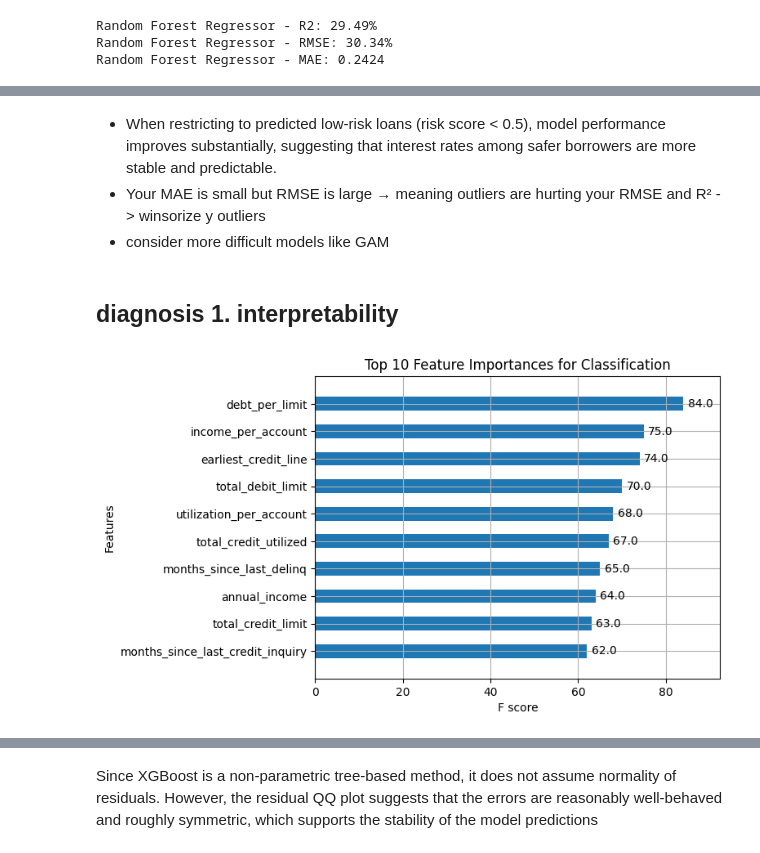
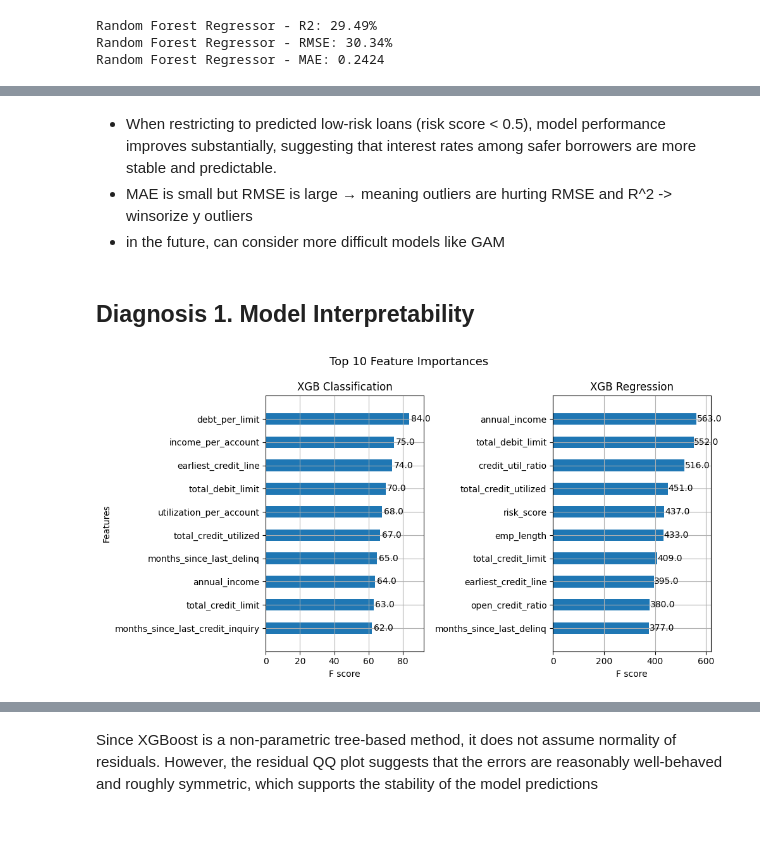
Before and after one commit to theodora-yko/lending_interest_rate_prediction, a Jupyter notebook: final.ipynb, the cells around one changed output, grey strips where cells are left out. Cells and saved outputs as stored; diff of their text form; code cells hidden in the pictures.

Commit message:
V1 modelling with comments

```diff
--- a/final.ipynb
+++ b/final.ipynb
@@ -725,13 +780,20 @@ Mean RMSE: 30.32% (std: 0.32%)
 Mean MAE: 0.2440 (std: 0.0037)
 # %% [markdown]
 - When restricting to predicted low-risk loans (risk score < 0.5), model performance improves substantially, suggesting that interest rates among safer borrowers are more stable and predictable.
-- Your MAE is small but RMSE is large → meaning outliers are hurting your RMSE and R² -> winsorize y outliers
-- consider more difficult models like GAM
+- MAE is small but RMSE is large → meaning outliers are hurting RMSE and R^2 -> winsorize y outliers
+- in the future, can consider more difficult models like GAM
 # %% [markdown]
-## diagnosis 1. interpretability
+## Diagnosis 1. Model Interpretability
 # %%
-xgb.plot_importance(xgb_model, max_num_features=10, height=0.5)
-plt.title('Top 10 Feature Importances for Classification')
+fig, axes = plt.subplots(figsize = (10, 5), ncols=2, nrows=1)
+
+xgb.plot_importance(xgb_model, max_num_features=10, height=0.5, ax=axes[0])
+axes[0].set_title('XGB Classification')
+xgb.plot_importance(xgb_reg, max_num_features=10, height=0.5, ax=axes[1])
+axes[1].set_title('XGB Regression')
+axes[1].set_ylabel('')
+fig.tight_layout()
+fig.suptitle('Top 10 Feature Importances', fontsize=13, y = 1.05)
 plt.show()
 # %% [output]
-[figure, old version]
+[figure, new version]
```
Also changed, not shown: parts of 30 cells of this notebook.
